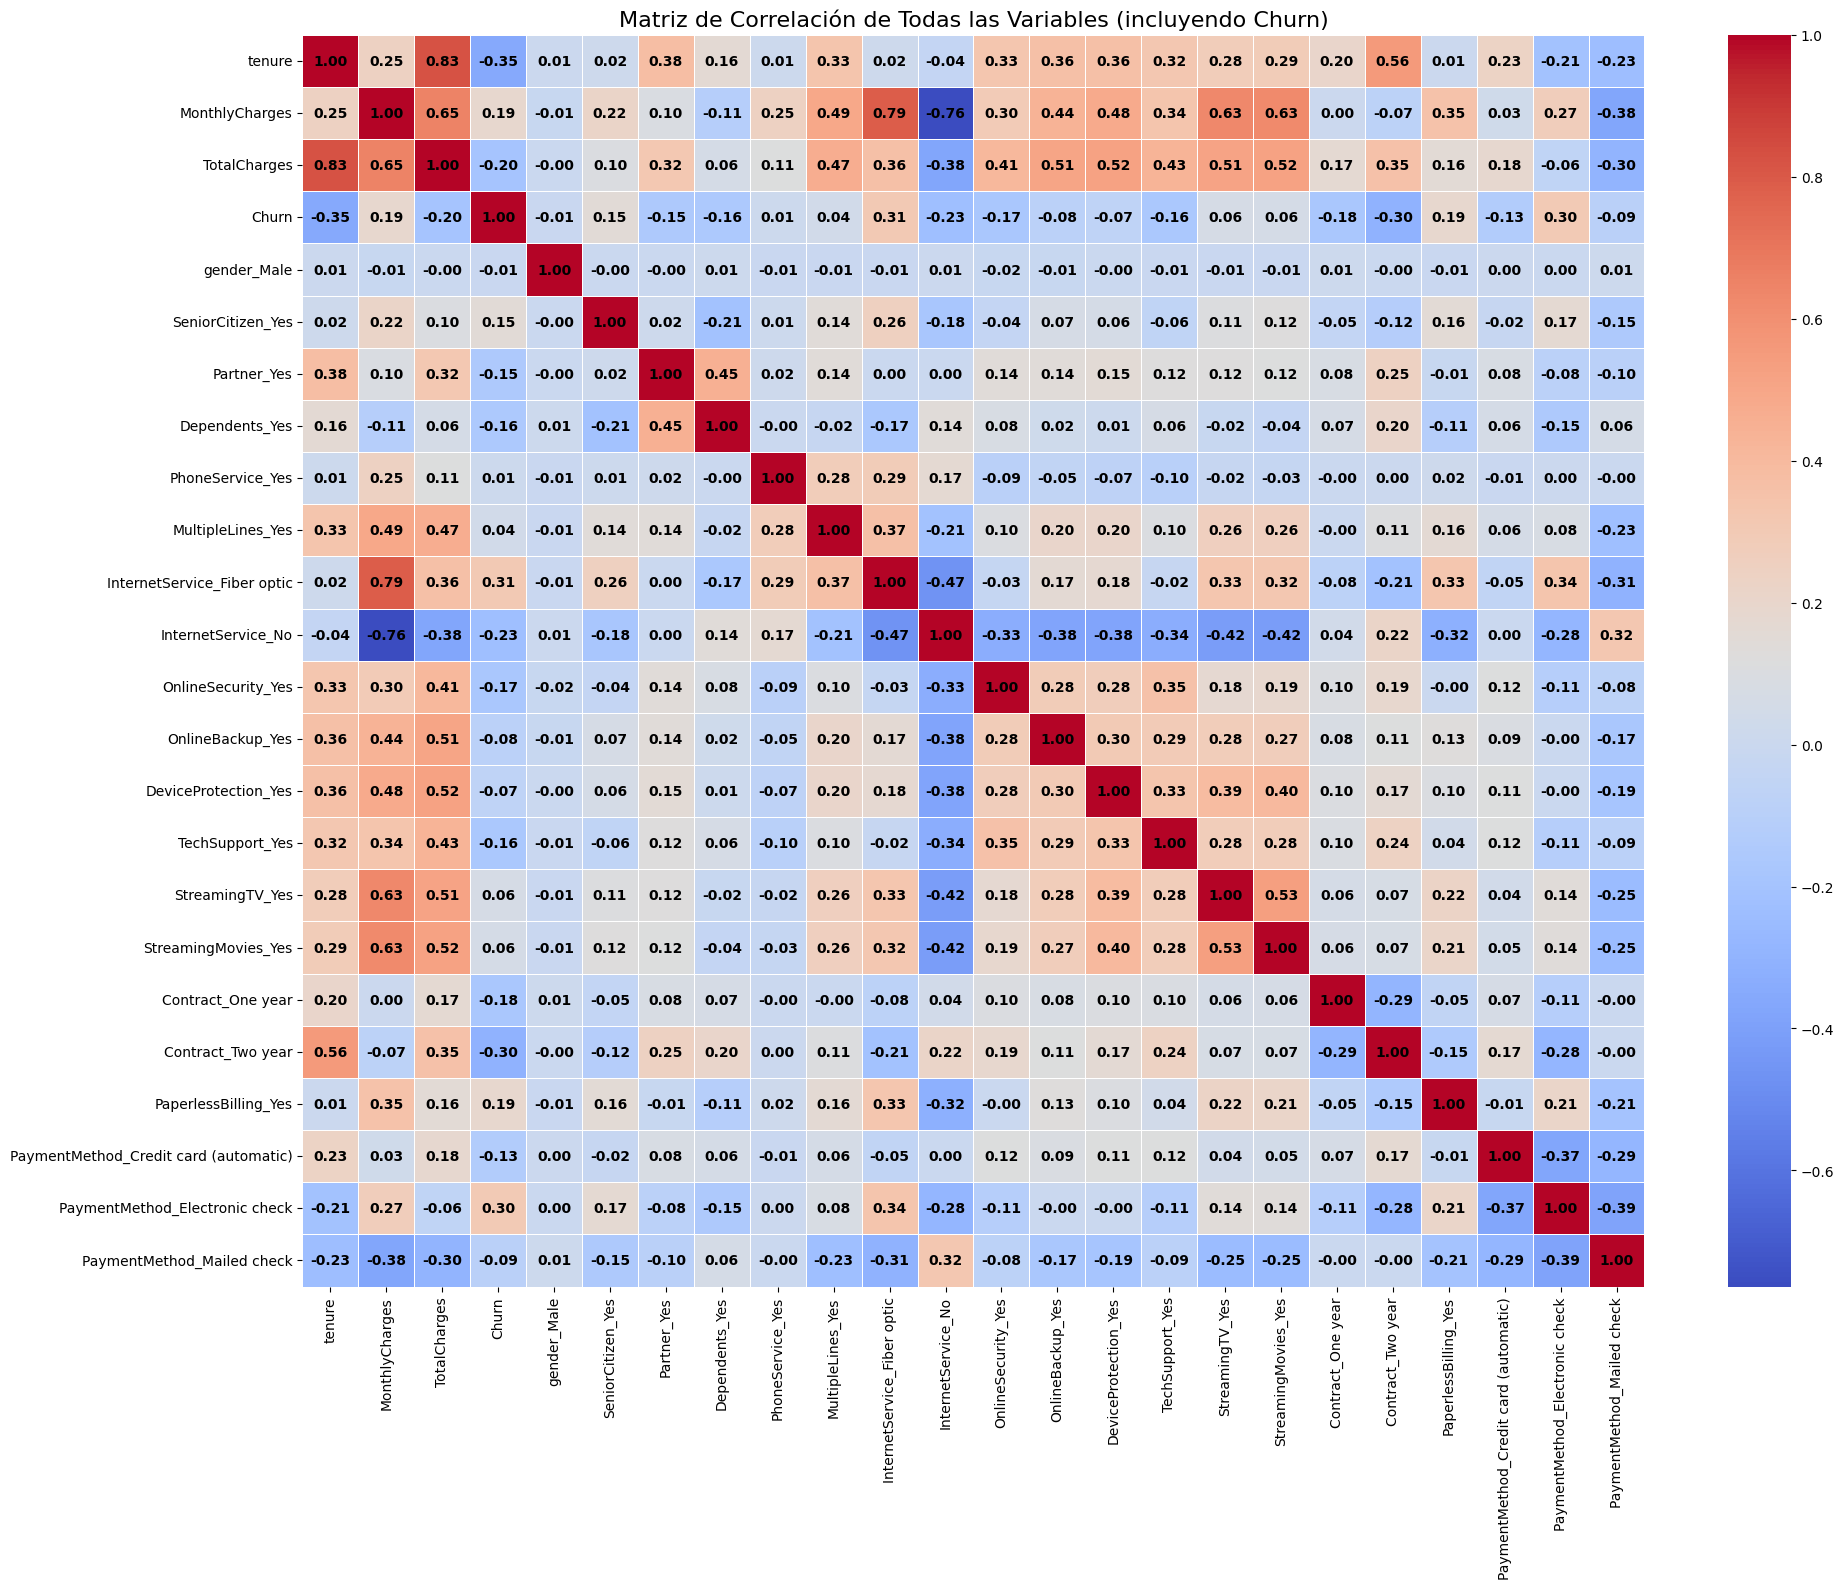
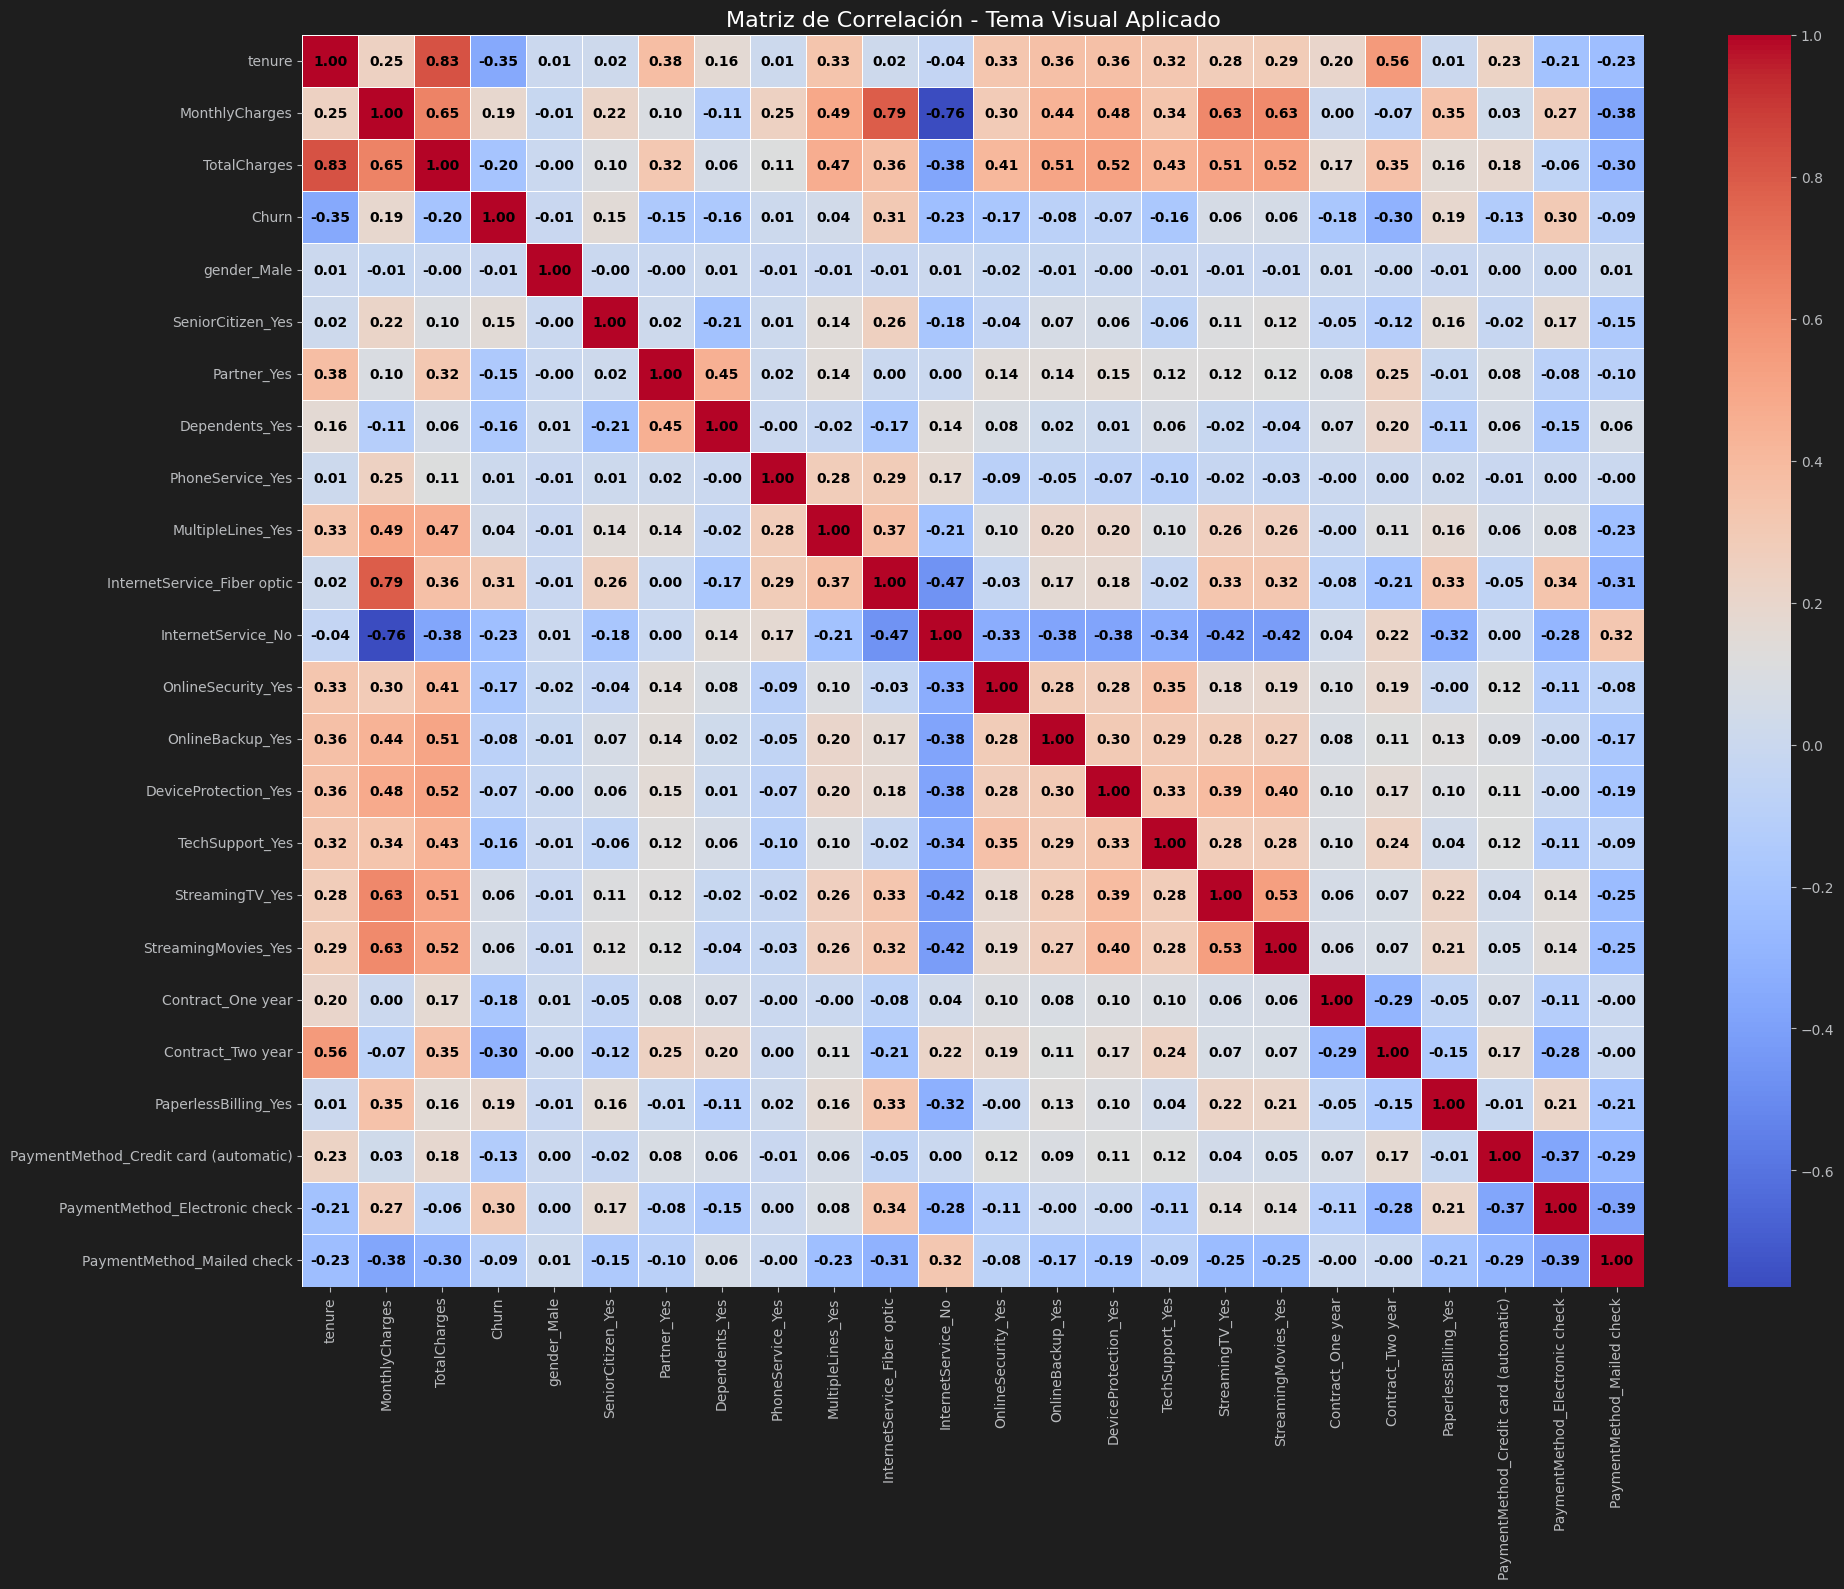
Unified diff of the notebook cell whose output changed from the first chart to the second:
--- before
+++ after
@@ -1,17 +1,10 @@
-import matplotlib.pyplot as plt
-import seaborn as sns
-
-# Calcular la matriz de correlación
-# Excluir 'customerID' antes de calcular la correlación ya que es un identificador
-correlation_matrix = dk_encoded.drop(columns=['customerID']).corr()
-
-# Visualizar la matriz de correlación como un mapa de calor
-plt.figure(figsize=(20, 16)) # Aumentar el tamaño para mejor visualización
-sns.heatmap(correlation_matrix, annot=True, cmap='coolwarm', fmt=".2f", linewidths=.5, annot_kws={
-    "color": "black",
-    "fontsize": 10,
-    "fontweight": "bold"
+# Re-ejecutamos la visualización para aplicar el nuevo tema visual
+plt.figure(figsize=(20, 16))
+sns.heatmap(correlation_matrix, annot=True, cmap='coolwarm', fmt='.2f', linewidths=.5, annot_kws={
+    'color': 'black',
+    'fontsize': 10,
+    'fontweight': 'bold'
 })
-plt.title('Matriz de Correlación de Todas las Variables (incluyendo Churn)', fontsize=16)
+plt.title('Matriz de Correlación - Tema Visual Aplicado', fontsize=16)
 plt.xticks(rotation=90)
 plt.yticks(rotation=0)

Commit: Creado con Colab